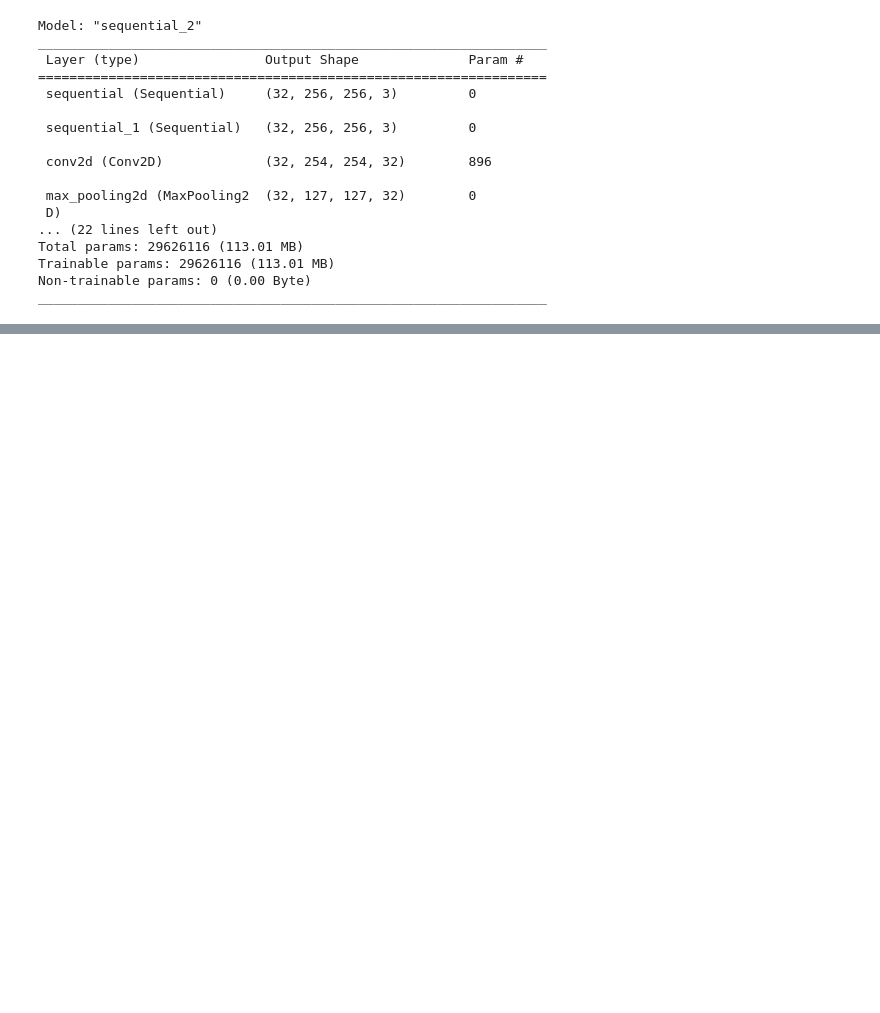
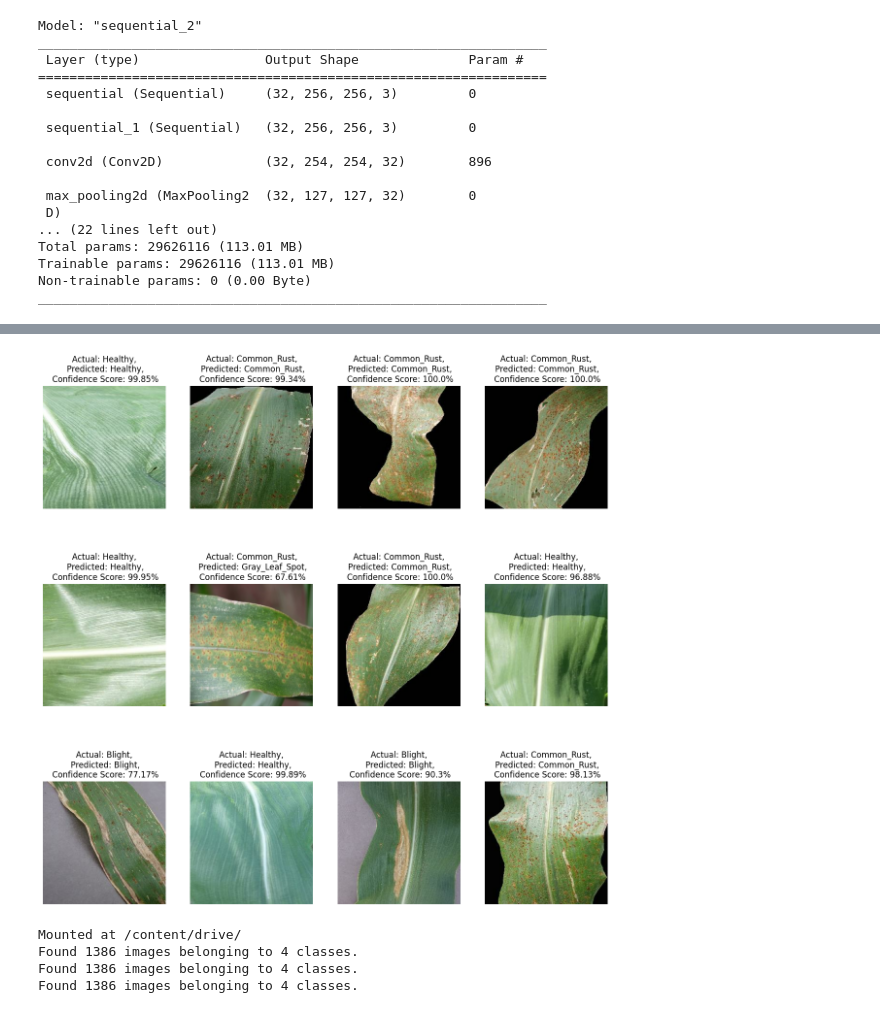
Before and after one commit to HONEYANASHATH/ml, a Jupyter notebook: importCNN.ipynb, the cells around one changed output, grey strips where cells are left out. Cells and saved outputs as stored; diff of their text form; code cells hidden in the pictures; blank space fills up the shorter version.

```diff
--- a/importCNN.ipynb
+++ b/importCNN.ipynb
@@ -160,0 +240,23 @@ Epoch 3/60
+# %%
+def predict(model,img):
+    img_array = tf.keras.preprocessing.image.img_to_array(images[i].numpy())
+    img_array = tf.expand_dims(img_array, 0) # Create a batch
+    predictions = model.predict (img_array)
+    predicted_class = class_names[np.argmax(predictions[0])]
+#     confidence = round(np.max(predictions[0]),2)
+    confidence = round(100*(np.max(predictions[0])),2)
+
+    return predicted_class, confidence
+# %%
+plt.figure(figsize=(15,15))
+for images,labels in test_ds.take(1):
+    for i in range(12):
+        ax = plt.subplot(3,4,i+1)
+        plt.imshow(images[i].numpy().astype("uint8"))
+
+        predicted_class , confidence = predict(model,images[i].numpy())
+        actual_class = class_names[labels[i]]
+
+        plt.title(f"Actual: {actual_class},\n Predicted: {predicted_class},\n Confidence Score: {confidence}%")
+        plt.axis("off")
+# %% [output]
@@ -160,0 +275 @@ Epoch 3/60
+[figure, added]
@@ -160,0 +280,33 @@ Epoch 3/60
+# %%
+from google.colab import drive
+drive.mount('/content/drive/')
+
+
+from tensorflow.keras.preprocessing.image import ImageDataGenerator
+
+test_file_path = '/content/drive/MyDrive/data'
+train_file_path =  '/content/drive/MyDrive/data'
+val_file_path =  '/content/drive/MyDrive/data'
+
+valid_split = 0.2
+input_size = (244, 244)
+image_color = 'rgb'
+batch_size = 32
+shuffle=True
+train_gen=ImageDataGenerator(rescale=1/255.0,validation_split=valid_split,fill_mode='nearest',rotation_range=40,horizontal_flip=True)
+
+validation_gen=ImageDataGenerator(rescale=1/255.0,validation_split=valid_split)
+
+test_gen=ImageDataGenerator(rescale=1/255.0)
+
+train_data=train_gen.flow_from_directory(directory=train_file_path,target_size=input_size,color_mode=image_color,
+                                             batch_size=batch_size,shuffle=shuffle,class_mode='categorical')
+test_data=test_gen.flow_from_directory(directory=test_file_path,target_size=input_size,color_mode=image_color,
+                                             batch_size=batch_size,shuffle=shuffle,class_mode='categorical')
+valid_data=validation_gen.flow_from_directory(directory=val_file_path,target_size=input_size,color_mode=image_color,
+                                             batch_size=batch_size,shuffle=shuffle,class_mode='categorical')
+# %% [output]
+Mounted at /content/drive/
+Found 1386 images belonging to 4 classes.
+Found 1386 images belonging to 4 classes.
+Found 1386 images belonging to 4 classes.
```
Also changed, not shown: parts of 20 cells of this notebook.
